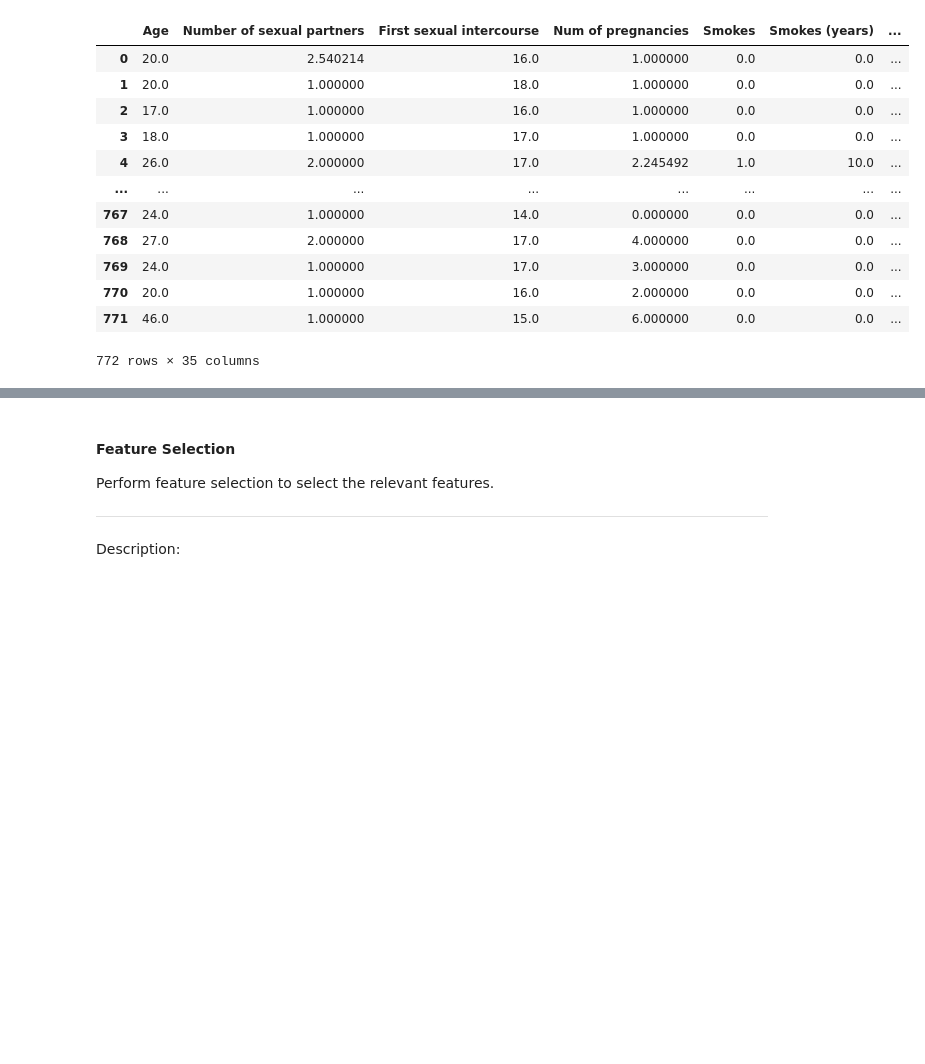
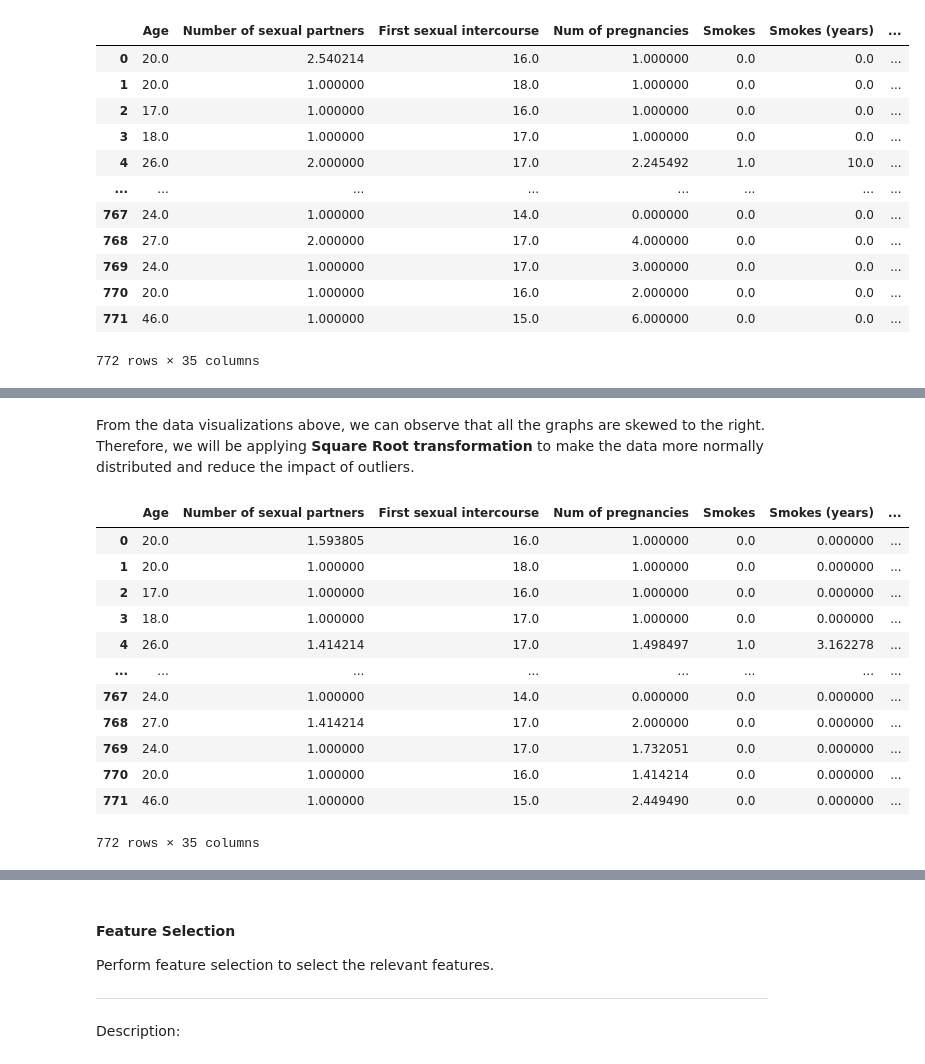
Before and after one commit to ahdeanlau/Cervical-Cancer-Diagnosis-Prediction-Model, a Jupyter notebook: Project Part 1.ipynb, the cells around one changed output, grey strips where cells are left out. Saved outputs shown, nothing was run; the diff lists cells and outputs as text; code cells hidden in the pictures; blank space fills up the shorter version.

```diff
--- a/Project Part 1.ipynb
+++ b/Project Part 1.ipynb
@@ -332,0 +387,21 @@ X_train_imputed.describe(include='all')
+# %% [markdown]
+From the data visualizations above, we can observe that all the graphs are skewed to the right. Therefore, we will be applying **Square Root transformation** to make the data more normally distributed and reduce the impact of outliers.
+# %%
+X_sqrt_out = X_outlier.copy()   # A copy of X_outlier where square root transformation will be applied
+
+X_sqrt_out.iloc[:,column] = np.sqrt(X_sqrt_out.iloc[:,column])
+X_sqrt_out
+# %% [output]
+|  | Age | Number of sexual partners | First sexual intercourse | Num of pregnancies | Smokes | Smokes (years) | ... |
+| 0 | 20.0 | 1.593805 | 16.0 | 1.000000 | 0.0 | 0.000000 | ... |
+| 1 | 20.0 | 1.000000 | 18.0 | 1.000000 | 0.0 | 0.000000 | ... |
+| 2 | 17.0 | 1.000000 | 16.0 | 1.000000 | 0.0 | 0.000000 | ... |
+| 3 | 18.0 | 1.000000 | 17.0 | 1.000000 | 0.0 | 0.000000 | ... |
+| 4 | 26.0 | 1.414214 | 17.0 | 1.498497 | 1.0 | 3.162278 | ... |
+| ... | ... | ... | ... | ... | ... | ... | ... |
+| 767 | 24.0 | 1.000000 | 14.0 | 0.000000 | 0.0 | 0.000000 | ... |
+| 768 | 27.0 | 1.414214 | 17.0 | 2.000000 | 0.0 | 0.000000 | ... |
+| 769 | 24.0 | 1.000000 | 17.0 | 1.732051 | 0.0 | 0.000000 | ... |
+| 770 | 20.0 | 1.000000 | 16.0 | 1.414214 | 0.0 | 0.000000 | ... |
+| 771 | 46.0 | 1.000000 | 15.0 | 2.449490 | 0.0 | 0.000000 | ... |
+772 rows × 35 columns
```
Also changed, not shown: parts of 10 cells of this notebook.
